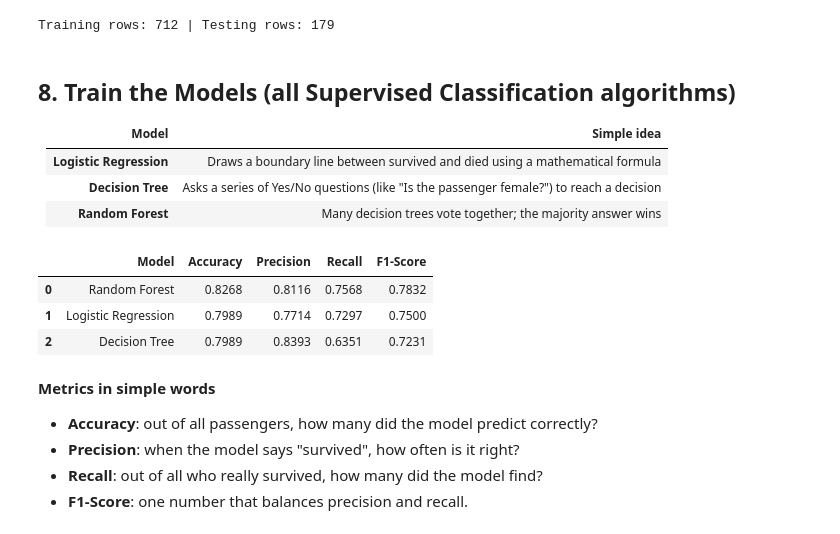
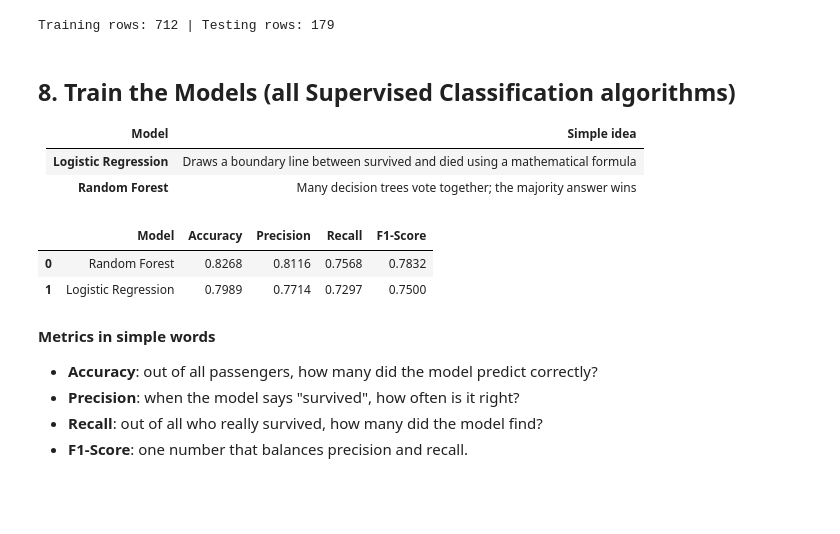
Before and after one commit to aniket123pathak/ML_mini_project, a Jupyter notebook: titanic_survival_prediction.ipynb, the cells around one changed output. Drawn from its saved outputs; the diff is of its cells as text; code cells hidden in the pictures; blank space fills up the shorter version.

```diff
--- a/titanic_survival_prediction.ipynb
+++ b/titanic_survival_prediction.ipynb
@@ -161,37 +160,34 @@ Training rows: 712 | Testing rows: 179
 | Model | Simple idea |
 |---|---|
 | **Logistic Regression** | Draws a boundary line between survived and died using a mathematical formula |
-| **Decision Tree** | Asks a series of Yes/No questions (like "Is the passenger female?") to reach a decision |
 | **Random Forest** | Many decision trees vote together; the majority answer wins |
 # %%
 models = {
     "Logistic Regression": LogisticRegression(max_iter=1000),
-    "Decision Tree": DecisionTreeClassifier(max_depth=4, random_state=42),
     "Random Forest": RandomForestClassifier(n_estimators=100, random_state=42),
 }
 
 rows = []
 predictions = {}
 for name, model in models.items():
     model.fit(X_train, y_train)          # learn from training data
     pred = model.predict(X_test)         # predict on unseen test data
     predictions[name] = pred
     rows.append({
         "Model": name,
         "Accuracy": accuracy_score(y_test, pred),
         "Precision": precision_score(y_test, pred),
         "Recall": recall_score(y_test, pred),
         "F1-Score": f1_score(y_test, pred),
     })
 
 results = pd.DataFrame(rows).round(4).sort_values("Accuracy", ascending=False).reset_index(drop=True)
 results.to_csv("model_comparison.csv", index=False)
 results
 # %% [output]
 |  | Model | Accuracy | Precision | Recall | F1-Score |
 | 0 | Random Forest | 0.8268 | 0.8116 | 0.7568 | 0.7832 |
 | 1 | Logistic Regression | 0.7989 | 0.7714 | 0.7297 | 0.7500 |
-| 2 | Decision Tree | 0.7989 | 0.8393 | 0.6351 | 0.7231 |
 # %% [markdown]
 **Metrics in simple words**
 - **Accuracy**: out of all passengers, how many did the model predict correctly?
```
Also changed, not shown: parts of 8 cells of this notebook, 4 other files.
